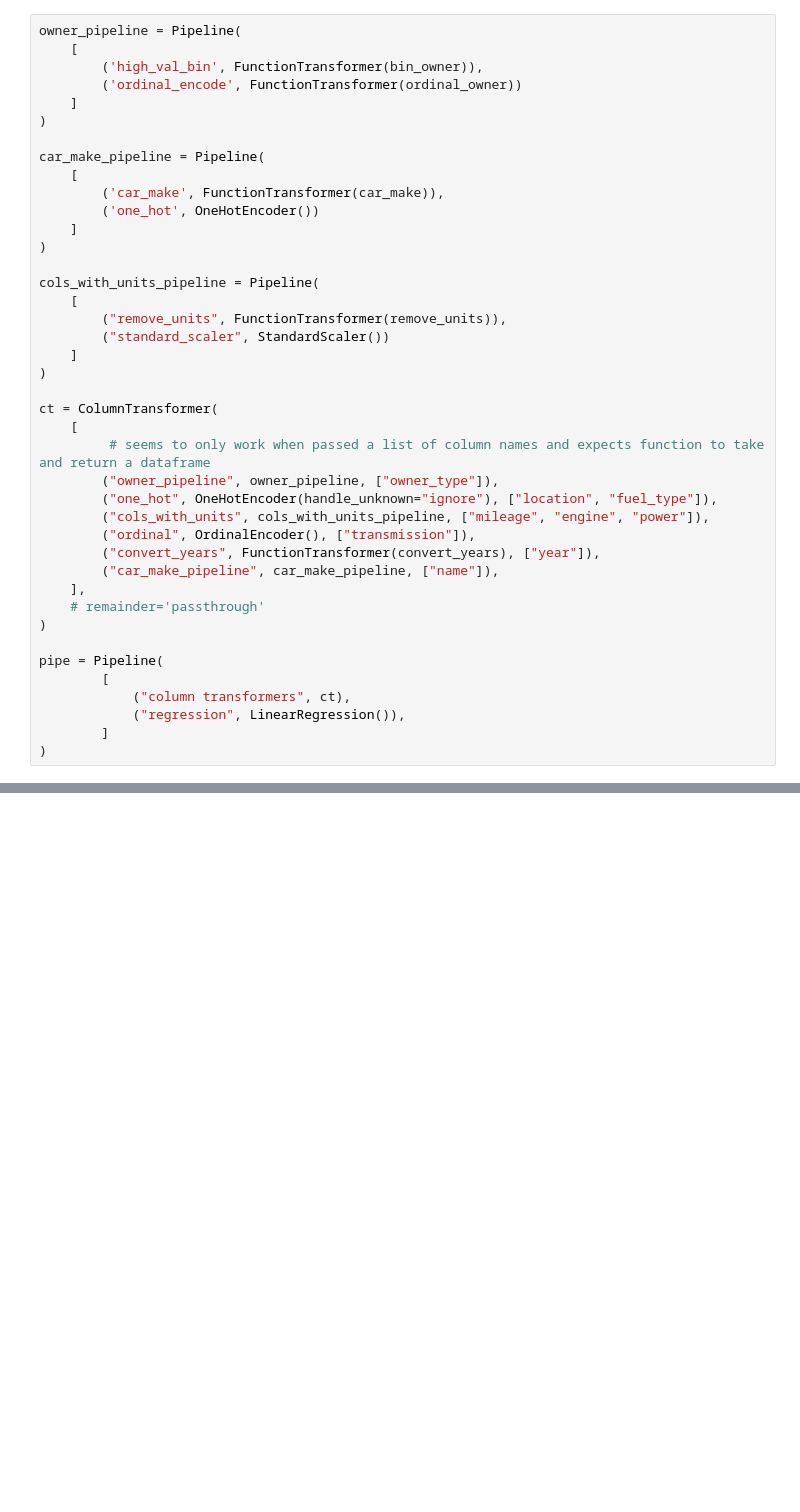
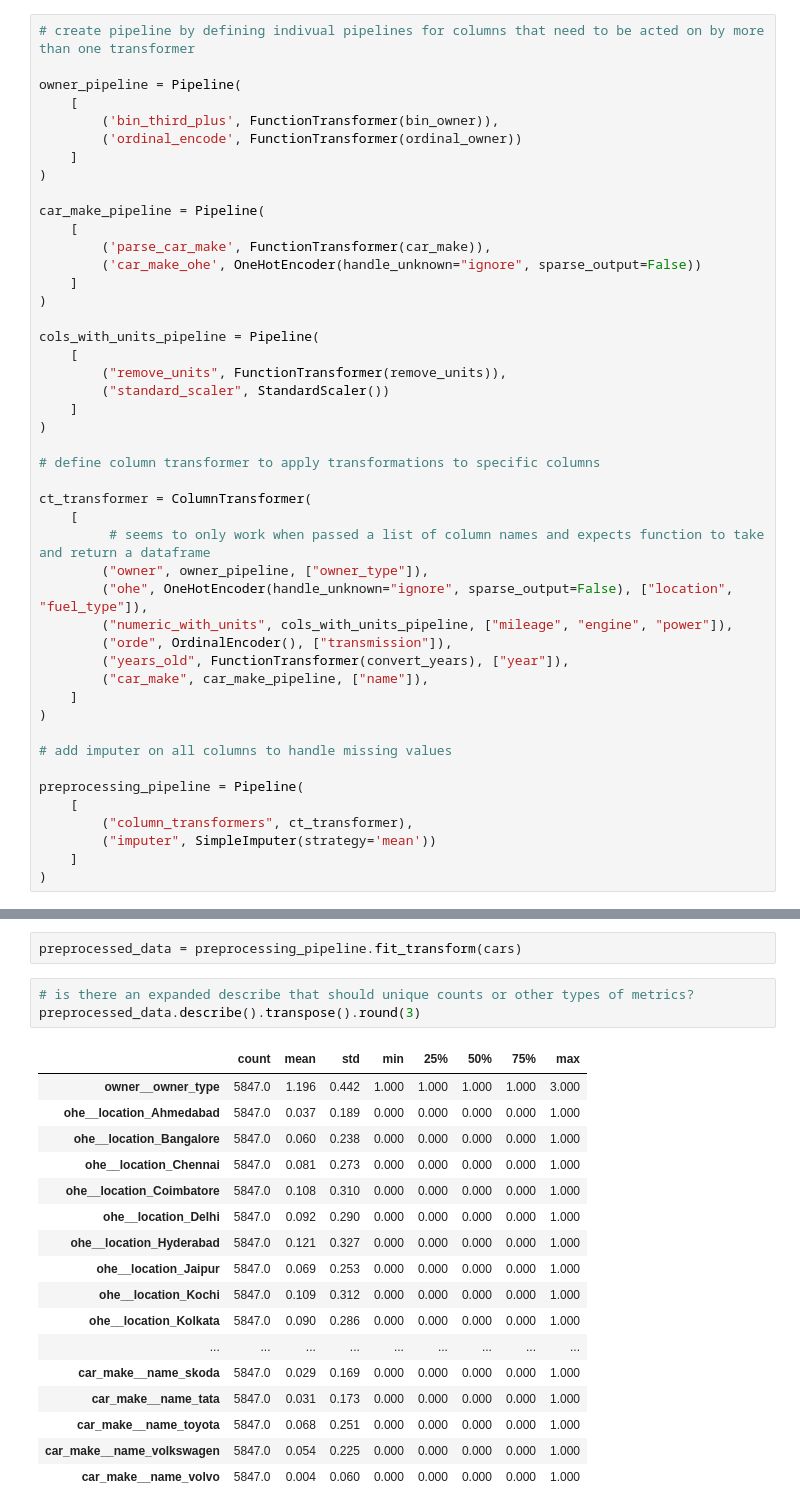
Before and after one commit to calebcrouse3/notebooks-analysis-models, a Jupyter notebook: used-cars/used-cars.ipynb, the cells around one changed output, grey strips where cells are left out. Saved outputs shown, nothing was run; the diff lists cells and outputs as text; blank space fills up the shorter version.

```diff
--- a/used-cars/used-cars.ipynb
+++ b/used-cars/used-cars.ipynb
@@ -55,17 +200,19 @@ def ordinal_owner(df):
 
     return df.map(lambda x: owner_map[x])
 # %%
+# create pipeline by defining indivual pipelines for columns that need to be acted on by more than one transformer
+
 owner_pipeline = Pipeline(
     [
-        ('high_val_bin', FunctionTransformer(bin_owner)),
+        ('bin_third_plus', FunctionTransformer(bin_owner)),
         ('ordinal_encode', FunctionTransformer(ordinal_owner))
     ]
 )
 
 car_make_pipeline = Pipeline(
     [
-        ('car_make', FunctionTransformer(car_make)),
-        ('one_hot', OneHotEncoder())
+        ('parse_car_make', FunctionTransformer(car_make)),
+        ('car_make_ohe', OneHotEncoder(handle_unknown="ignore", sparse_output=False))
     ]
 )
 
@@ -76,22 +223,25 @@ cols_with_units_pipeline = Pipeline(
     ]
 )
 
-ct = ColumnTransformer(
+# define column transformer to apply transformations to specific columns
+
+ct_transformer = ColumnTransformer(
     [
          # seems to only work when passed a list of column names and expects function to take and return a dataframe
-        ("owner_pipeline", owner_pipeline, ["owner_type"]),
-        ("one_hot", OneHotEncoder(handle_unknown="ignore"), ["location", "fuel_type"]),
-        ("cols_with_units", cols_with_units_pipeline, ["mileage", "engine", "power"]),
-        ("ordinal", OrdinalEncoder(), ["transmission"]),
-        ("convert_years", FunctionTransformer(convert_years), ["year"]),
-        ("car_make_pipeline", car_make_pipeline, ["name"]),
-    ],
-    # remainder='passthrough'
+        ("owner", owner_pipeline, ["owner_type"]),
+        ("ohe", OneHotEncoder(handle_unknown="ignore", sparse_output=False), ["location", "fuel_type"]),
+        ("numeric_with_units", cols_with_units_pipeline, ["mileage", "engine", "power"]),
+        ("orde", OrdinalEncoder(), ["transmission"]),
+        ("years_old", FunctionTransformer(convert_years), ["year"]),
+        ("car_make", car_make_pipeline, ["name"]),
+    ]
 )
 
-pipe = Pipeline(
-        [
-            ("column transformers", ct),
-            ("regression", LinearRegression()),
-        ]
+# add imputer on all columns to handle missing values
+
+preprocessing_pipeline = Pipeline(
+    [
+        ("column_transformers", ct_transformer),
+        ("imputer", SimpleImputer(strategy='mean'))
+    ]
 )
@@ -97,0 +272,23 @@ pipe = Pipeline(
+# %%
+preprocessed_data = preprocessing_pipeline.fit_transform(cars)
+# %%
+# is there an expanded describe that should unique counts or other types of metrics?
+preprocessed_data.describe().transpose().round(3)
+# %% [output]
+|  | count | mean | std | min | 25% | 50% | 75% | max |
+| owner__owner_type | 5847.0 | 1.196 | 0.442 | 1.000 | 1.000 | 1.000 | 1.000 | 3.000 |
+| ohe__location_Ahmedabad | 5847.0 | 0.037 | 0.189 | 0.000 | 0.000 | 0.000 | 0.000 | 1.000 |
+| ohe__location_Bangalore | 5847.0 | 0.060 | 0.238 | 0.000 | 0.000 | 0.000 | 0.000 | 1.000 |
+| ohe__location_Chennai | 5847.0 | 0.081 | 0.273 | 0.000 | 0.000 | 0.000 | 0.000 | 1.000 |
+| ohe__location_Coimbatore | 5847.0 | 0.108 | 0.310 | 0.000 | 0.000 | 0.000 | 0.000 | 1.000 |
+| ohe__location_Delhi | 5847.0 | 0.092 | 0.290 | 0.000 | 0.000 | 0.000 | 0.000 | 1.000 |
+| ohe__location_Hyderabad | 5847.0 | 0.121 | 0.327 | 0.000 | 0.000 | 0.000 | 0.000 | 1.000 |
+| ohe__location_Jaipur | 5847.0 | 0.069 | 0.253 | 0.000 | 0.000 | 0.000 | 0.000 | 1.000 |
+| ohe__location_Kochi | 5847.0 | 0.109 | 0.312 | 0.000 | 0.000 | 0.000 | 0.000 | 1.000 |
+| ohe__location_Kolkata | 5847.0 | 0.090 | 0.286 | 0.000 | 0.000 | 0.000 | 0.000 | 1.000 |
+| ... | ... | ... | ... | ... | ... | ... | ... | ... |
+| car_make__name_skoda | 5847.0 | 0.029 | 0.169 | 0.000 | 0.000 | 0.000 | 0.000 | 1.000 |
+| car_make__name_tata | 5847.0 | 0.031 | 0.173 | 0.000 | 0.000 | 0.000 | 0.000 | 1.000 |
+| car_make__name_toyota | 5847.0 | 0.068 | 0.251 | 0.000 | 0.000 | 0.000 | 0.000 | 1.000 |
+| car_make__name_volkswagen | 5847.0 | 0.054 | 0.225 | 0.000 | 0.000 | 0.000 | 0.000 | 1.000 |
+| car_make__name_volvo | 5847.0 | 0.004 | 0.060 | 0.000 | 0.000 | 0.000 | 0.000 | 1.000 |
```
Also changed, not shown: parts of 44 cells of this notebook, 1 other file.
